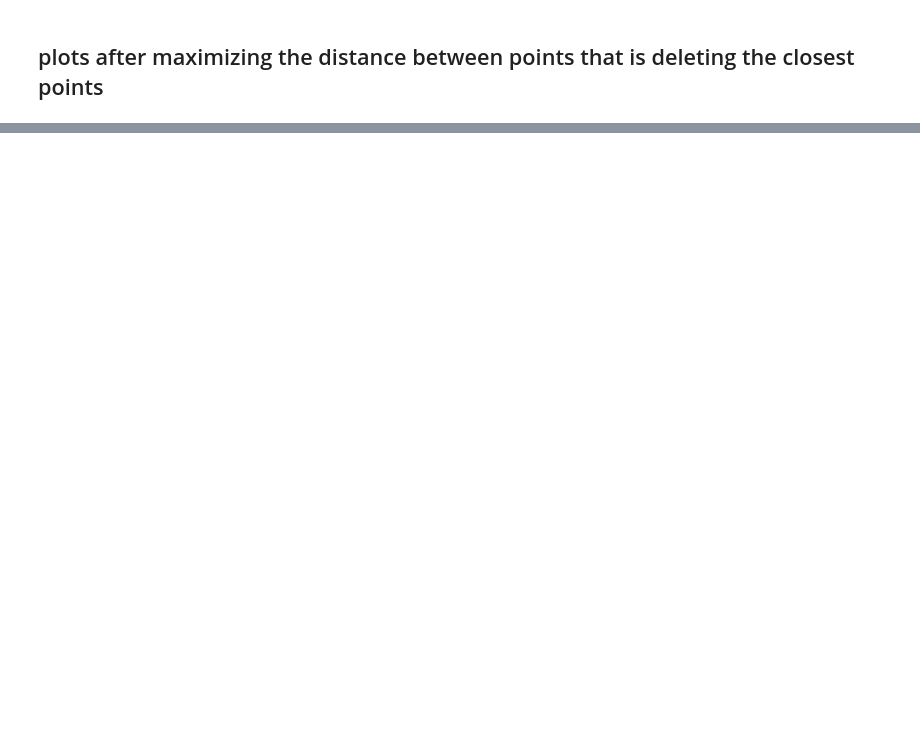
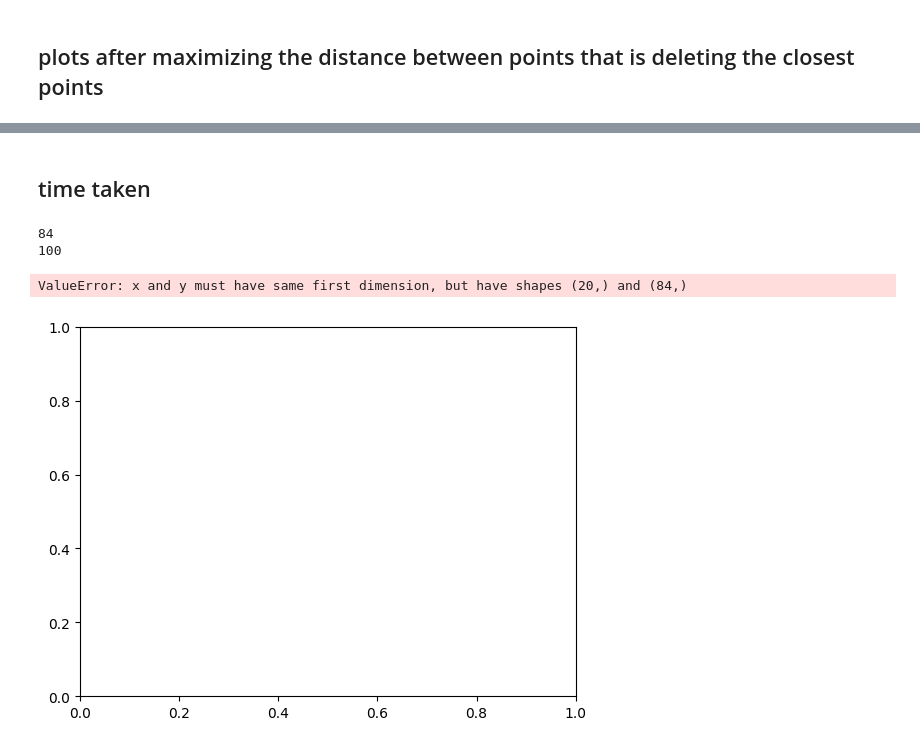
Before and after one commit to sureshnaidugolla/CXFEL-Project-Work, a Jupyter notebook: PDS_Play.ipynb, the cells around one changed output, grey strips where cells are left out. Saved outputs shown, nothing was run; the diff lists cells and outputs as text; code cells hidden in the pictures; blank space fills up the shorter version.

```diff
--- a/PDS_Play.ipynb
+++ b/PDS_Play.ipynb
@@ -191,0 +296,21 @@ pt.scatter(x,y)
+# %% [markdown]
+## time taken
+# %%
+import matplotlib.pyplot as plt
+
+ptime=[0, 0.02403545379638672, 0.0009675025939941406, 0.0009081363677978516, 0.0017478466033935547, 0.002715587615966797, 0.002445697784423828, 0.003141164779663086, 0.0036308765411376953, 0.004774332046508789, 0.005079984664916992, 0.005615234375, 0.006710529327392578, 0.0075571537017822266, 0.007814645767211914, 0.008368253707885742, 0.010805606842041016, 0.009531736373901367, 0.010780096054077148, 0.014195919036865234] #, 0.012491941452026367]
+gtime=[0, 0.0003979206085205078, 0.0002810955047607422, 0.00022268295288085938, 0.00010943412780761719, 0.00010442733764648438, 0.00011157989501953125, 0.00011348724365234375, 0.00012540817260742188, 0.00010943412780761719, 0.00010943412780761719, 0.00011324882507324219, 0.00017213821411132812, 0.00012302398681640625, 0.00011324882507324219, 0.00012159347534179688, 0.00011754035949707031, 0.00011467933654785156, 7.891654968261719e-05, 7.2479248046875e-05]
+x=[i for i in range(20)]
+#ptime=ptime_taken
+#print(len(ptime_taken))
+gtime=time_taken
+print(len(time_taken))
+plt.plot(x,ptime,label="PDS")
+plt.plot(x[:84:],gtime,label="general method")
+plt.legend()
+plt.show()
+# %% [output]
+84
+100
+ValueError: x and y must have same first dimension, but have shapes (20,) and (84,)
+[figure, added]
```
Also changed, not shown: parts of 7 cells of this notebook.
